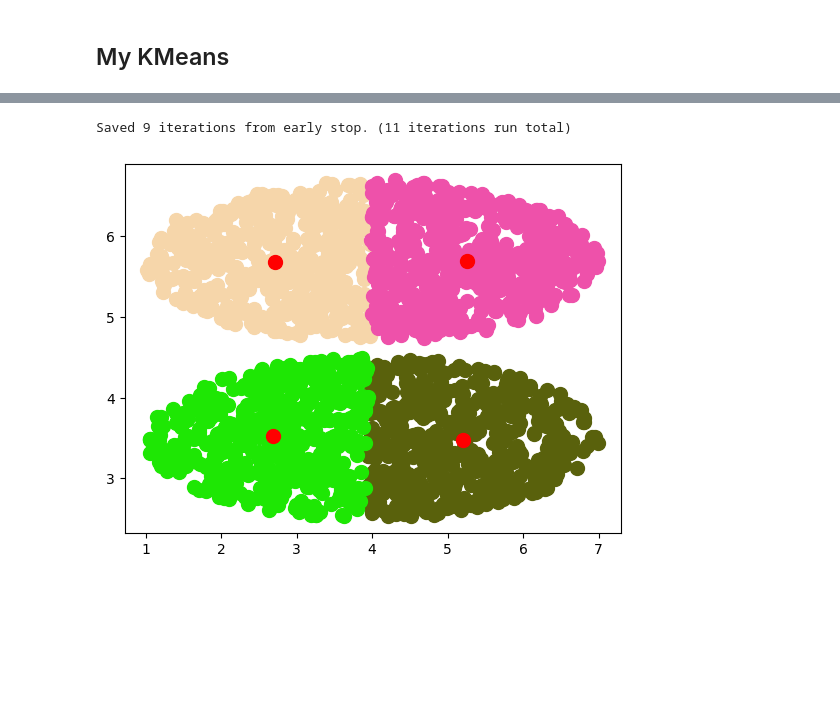
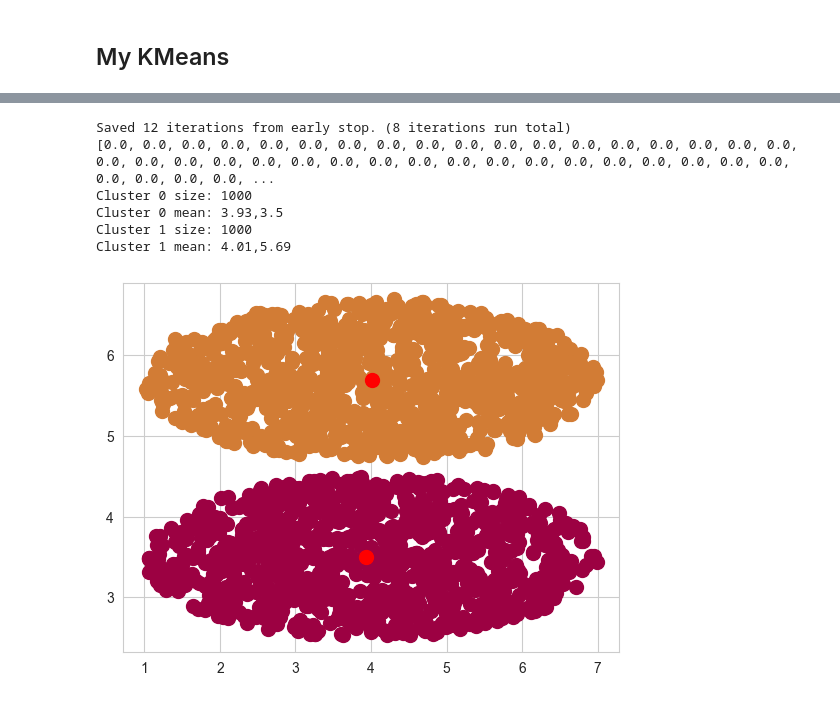
Before and after one commit to daedaluxs/CS, a Jupyter notebook: CS425/Assignment1/kmeans.ipynb, the cells around one changed output, grey strips where cells are left out. Saved outputs shown, nothing was run; the diff lists cells and outputs as text; code cells hidden in the pictures; blank space fills up the shorter version.

```diff
--- a/CS425/Assignment1/kmeans.ipynb
+++ b/CS425/Assignment1/kmeans.ipynb
@@ -137,7 +172,12 @@ Saved 14 iterations from early stop. (6 iterations run total)
 # %%
 dataset = pd.read_csv("datasets/twoellipses.txt", delim_whitespace=True, header=None)
-clusters = 4 # I get its only 2. This is just for fun.
+clusters = 2
 kkmeans(clusters,dataset)
 # %% [output]
-Saved 9 iterations from early stop. (11 iterations run total)
+Saved 12 iterations from early stop. (8 iterations run total)
+[0.0, 0.0, 0.0, 0.0, 0.0, 0.0, 0.0, 0.0, 0.0, 0.0, 0.0, 0.0, 0.0, 0.0, 0.0, 0.0, 0.0, 0.0, 0.0, 0.0, 0.0, 0.0, 0.0, 0.0, 0.0, 0.0, 0.0, 0.0, 0.0, 0.0, 0.0, 0.0, 0.0, 0.0, 0.0, 0.0, 0.0, 0.0, 0.0, 0.0, ...
+Cluster 0 size: 1000
+Cluster 0 mean: 3.93,3.5
+Cluster 1 size: 1000
+Cluster 1 mean: 4.01,5.69
-[figure, old version]
+[figure, new version]
```
Also changed, not shown: parts of 8 cells of this notebook, 1 other file.
